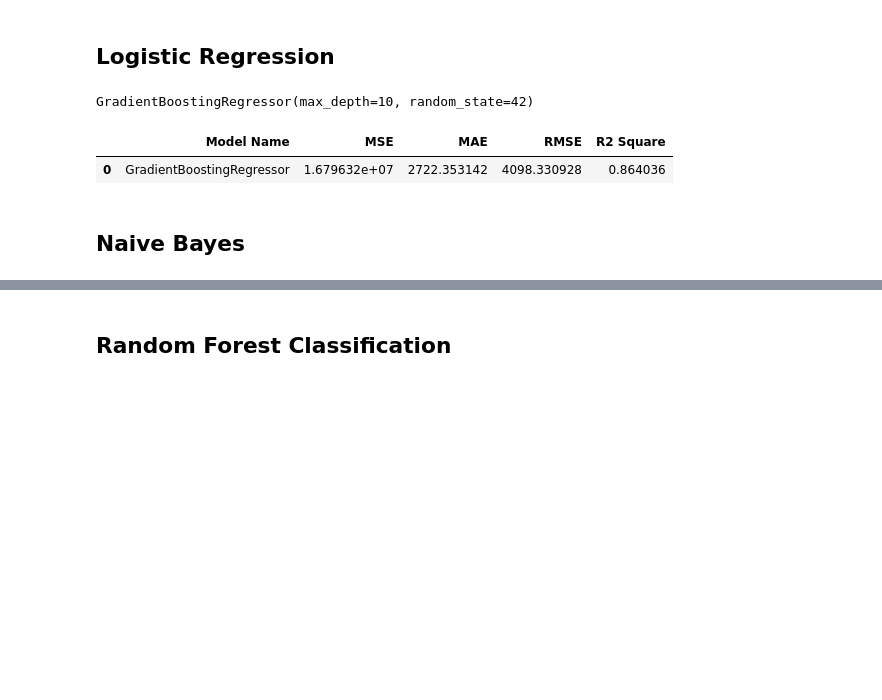
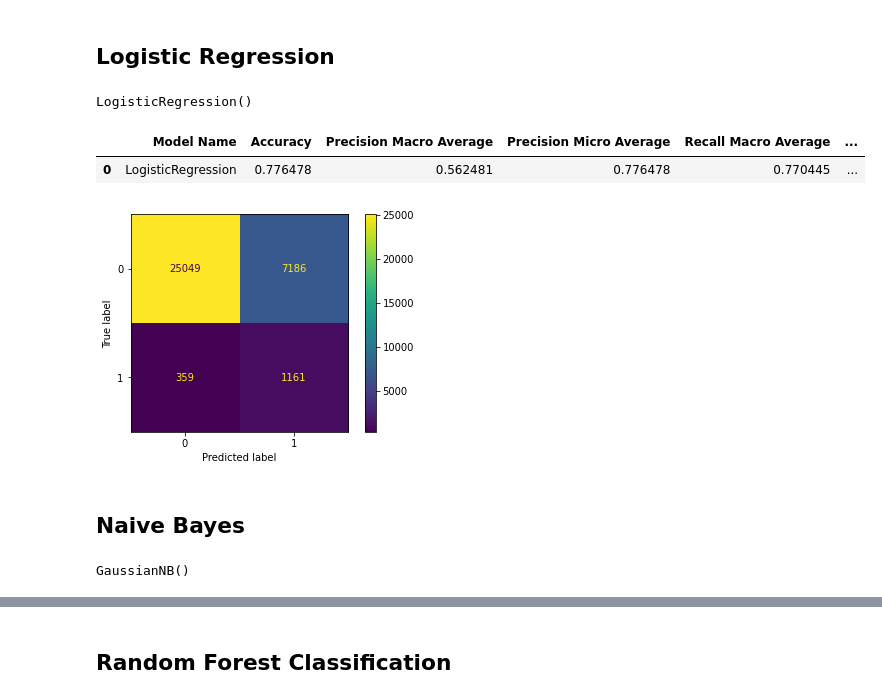
Before and after one commit to danielfsimangunsong/craiglist-sales-prediction, a Jupyter notebook: Craiglist_Sales_Prediction.ipynb, the cells around one changed output, grey strips where cells are left out. Saved outputs shown, nothing was run; the diff lists cells and outputs as text; code cells hidden in the pictures; blank space fills up the shorter version.

Commit message:
Add fraud prediction classification models

```diff
--- a/Craiglist_Sales_Prediction.ipynb
+++ b/Craiglist_Sales_Prediction.ipynb
@@ -590,16 +614,15 @@ from sklearn.metrics import precision_score, \
     recall_score, classification_report, \
     accuracy_score, f1_score, ConfusionMatrixDisplay
 
-def evaluate_classifier_performance(classifier, prediction, y1_test = y1_test):
+def evaluate_classifier_performance(model_name, classifier, prediction, y1_test = y1_test):
     # Evaluation information in a compact way
-    print("Evaluation Result:\n\n%s\n" % (classification_report(y_test, classifier.predict(X_test))))
+    # print("Evaluation Result:\n\n%s\n" % (classification_report(y1_test, prediction)))
 
     # Confusion Matrix
-    print("Confusion Matrix\n")
-    ConfusionMatrixDisplay.from_estimator(classifier, X1_test, y1_test)
+    # print("Confusion Matrix\n")
+    if model_name != "NeuralNetwork":
+      ConfusionMatrixDisplay.from_estimator(classifier, X1_test, y1_test)
 
-def detailed_evaluate_classifier_performance(model_name, classifier, prediction, y1_test = y1_test):
-    # More detailed information
     accuracy = accuracy_score(y1_test, prediction)
     precision_macro_average = precision_score(y1_test, prediction, average='macro')
     precision_micro_average = precision_score(y1_test, prediction, average='micro')
@@ -620,20 +643,29 @@ def detailed_evaluate_classifier_performance(model_name, classifier, prediction,
 # %%
 # Create and train Logistic Regression model
 from sklearn.linear_model import LogisticRegression
-gbr_model = LogisticRegression()
+lgr_model = LogisticRegression()
 
-gbr_model.fit(X_train, y_train)
+lgr_model.fit(X1_train, y1_train)
 # %% [output]
-GradientBoostingRegressor(max_depth=10, random_state=42)
+LogisticRegression()
 # %%
-# Predict "price" with Gradient Boosting Regressor model
-gbr_pred = gbr_model.predict(X_test)
+# Predict "price" with Logistic Regression model
+lgr_pred = lgr_model.predict(X1_test)
 # %%
 # Evaluate Gradient Boosting Regressor model
-gbr_evaluation = evaluate_regressor_performance("GradientBoostingRegressor", gbr_pred)
-gbr_evaluation
+lgr_evaluation = evaluate_classifier_performance("LogisticRegression", lgr_model, lgr_pred)
+lgr_evaluation
 # %% [output]
-|  | Model Name | MSE | MAE | RMSE | R2 Square |
-| 0 | GradientBoostingRegressor | 1.679632e+07 | 2722.353142 | 4098.330928 | 0.864036 |
+|  | Model Name | Accuracy | Precision Macro Average | Precision Micro Average | Recall Macro Average | ... |
+| 0 | LogisticRegression | 0.776478 | 0.562481 | 0.776478 | 0.770445 | ... |
+[figure, added]
 # %% [markdown]
 ## Naive Bayes
+# %%
+# Create and train Naive Bayes model
+from sklearn.naive_bayes import GaussianNB
+bayes = GaussianNB()
+
+bayes.fit(X1_train, y1_train)
+# %% [output]
+GaussianNB()
```
Also changed, not shown: parts of 23 cells of this notebook.
